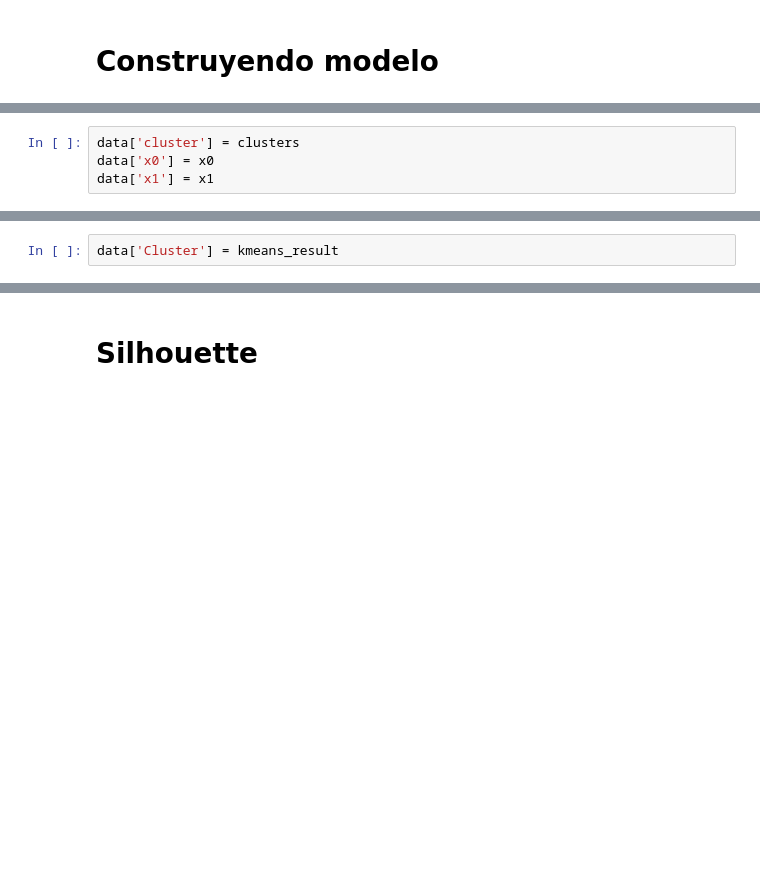
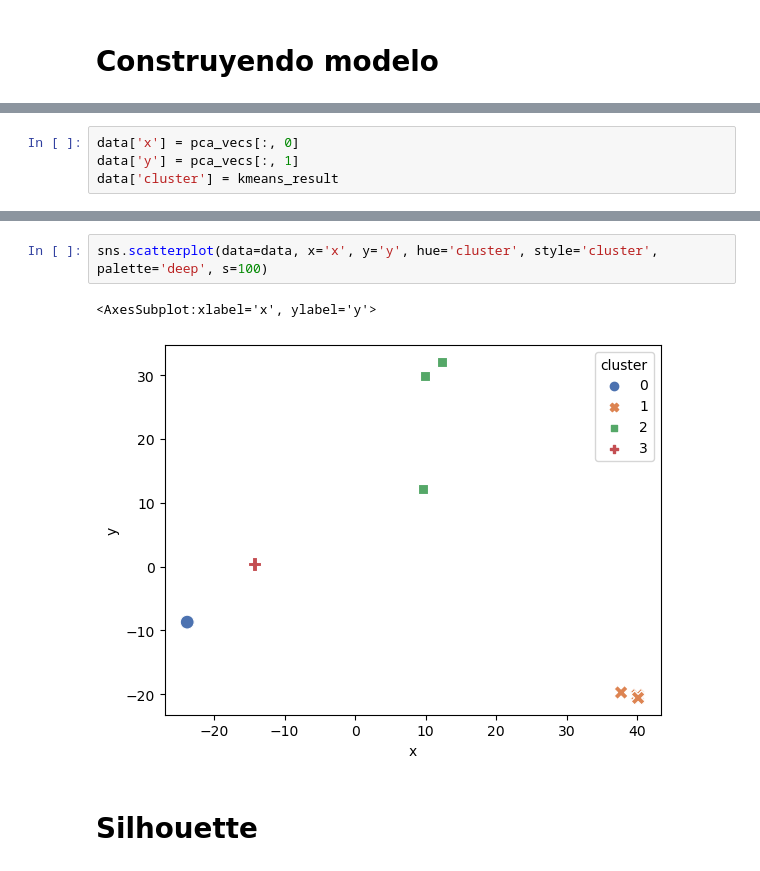
Before and after one commit to Bato007/LAB04-SDS, a Jupyter notebook: main copy.ipynb, the cells around one changed output, grey strips where cells are left out. Saved outputs shown, nothing was run; the diff lists cells and outputs as text; blank space fills up the shorter version.

```diff
--- a/main copy.ipynb
+++ b/main copy.ipynb
@@ -143,4 +134,0 @@ x1 = pca_vecs[:, 1]
-# %%
-data['cluster'] = clusters
-data['x0'] = x0
-data['x1'] = x1
@@ -165,2 +135,4 @@ plt.show()
-# %%
-data['Cluster'] = kmeans_result
+# %%
+data['x'] = pca_vecs[:, 0]
+data['y'] = pca_vecs[:, 1]
+data['cluster'] = kmeans_result
@@ -167,3 +148,8 @@ data['Cluster'] = kmeans_result
+# %%
+sns.scatterplot(data=data, x='x', y='y', hue='cluster', style='cluster', palette='deep', s=100)
+# %% [output]
+<AxesSubplot:xlabel='x', ylabel='y'>
+[figure, added]
 # %% [markdown]
 # Silhouette
 # %%
```
Also changed, not shown: parts of 15 cells of this notebook, 2 other files.
